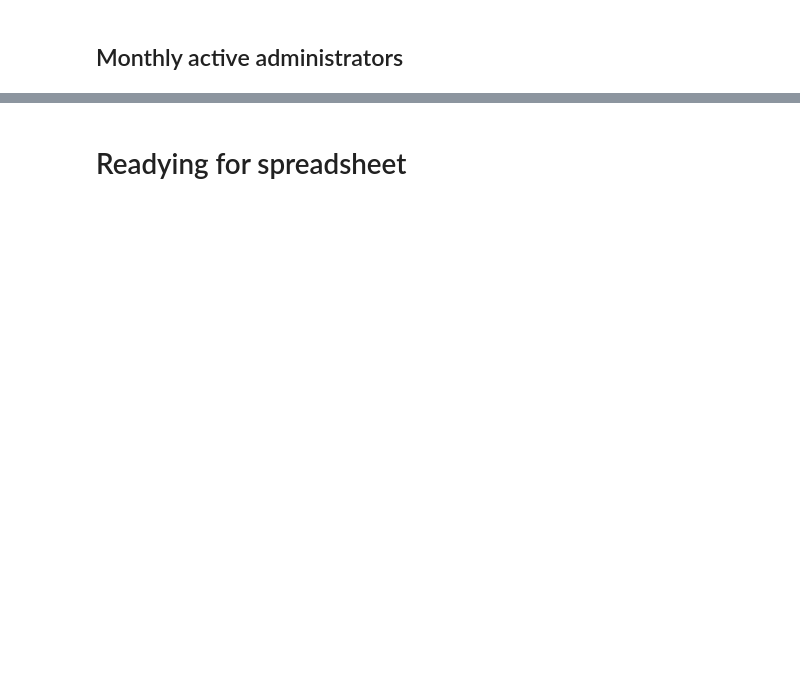
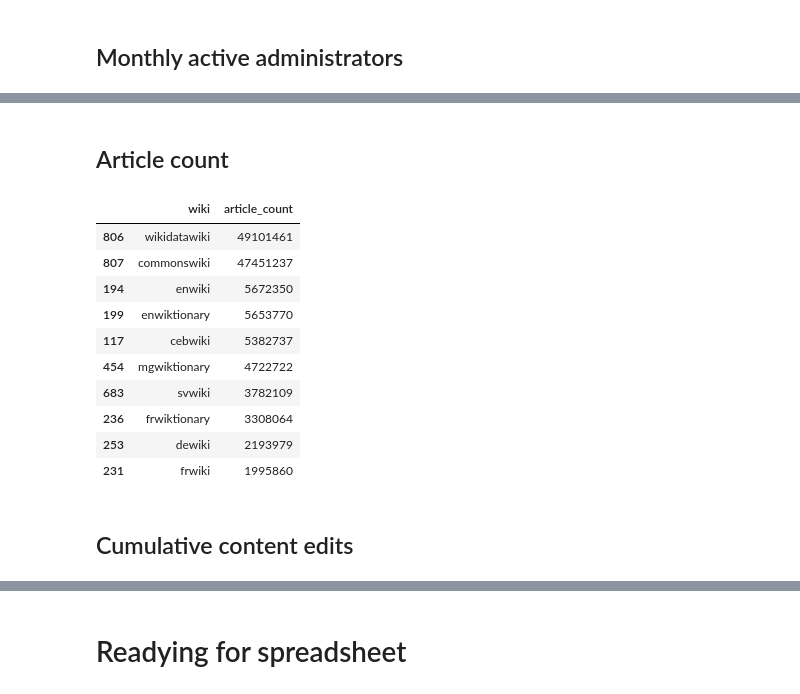
Before and after one commit to wikimedia-research/wiki-comparison, a Jupyter notebook: data-collection.ipynb, the cells around one changed output, grey strips where cells are left out. Cells and saved outputs as stored; diff of their text form; code cells hidden in the pictures; blank space fills up the shorter version.

```diff
--- a/data-collection.ipynb
+++ b/data-collection.ipynb
@@ -312,0 +507,29 @@ mae = wmf.hive.run("""
+# %%
+data["unique_devices_per_editor"] = data["monthly_unique_devices"] / data["monthly_editors"]
+# %%
+data = data.replace([np.inf], 0)
+# %% [markdown]
+## Article count
+# %%
+wikis_list = data["wiki"].tolist()
+# %%
+ac = wmf.mariadb.multirun("""
+select
+    database() as wiki,
+    ss_good_articles as article_count
+from site_stats
+""", wikis = wikis_list)
+# %%
+top_10(ac, "article_count")
+# %% [output]
+|  | wiki | article_count |
+| 806 | wikidatawiki | 49101461 |
+| 807 | commonswiki | 47451237 |
+| 194 | enwiki | 5672350 |
+| 199 | enwiktionary | 5653770 |
+| 117 | cebwiki | 5382737 |
+| 454 | mgwiktionary | 4722722 |
+| 683 | svwiki | 3782109 |
+| 236 | frwiktionary | 3308064 |
+| 253 | dewiki | 2193979 |
+| 231 | frwiki | 1995860 |
@@ -312,0 +538,2 @@ mae = wmf.hive.run("""
+# %% [markdown]
+## Cumulative content edits
```
Also changed, not shown: parts of 61 cells of this notebook.
